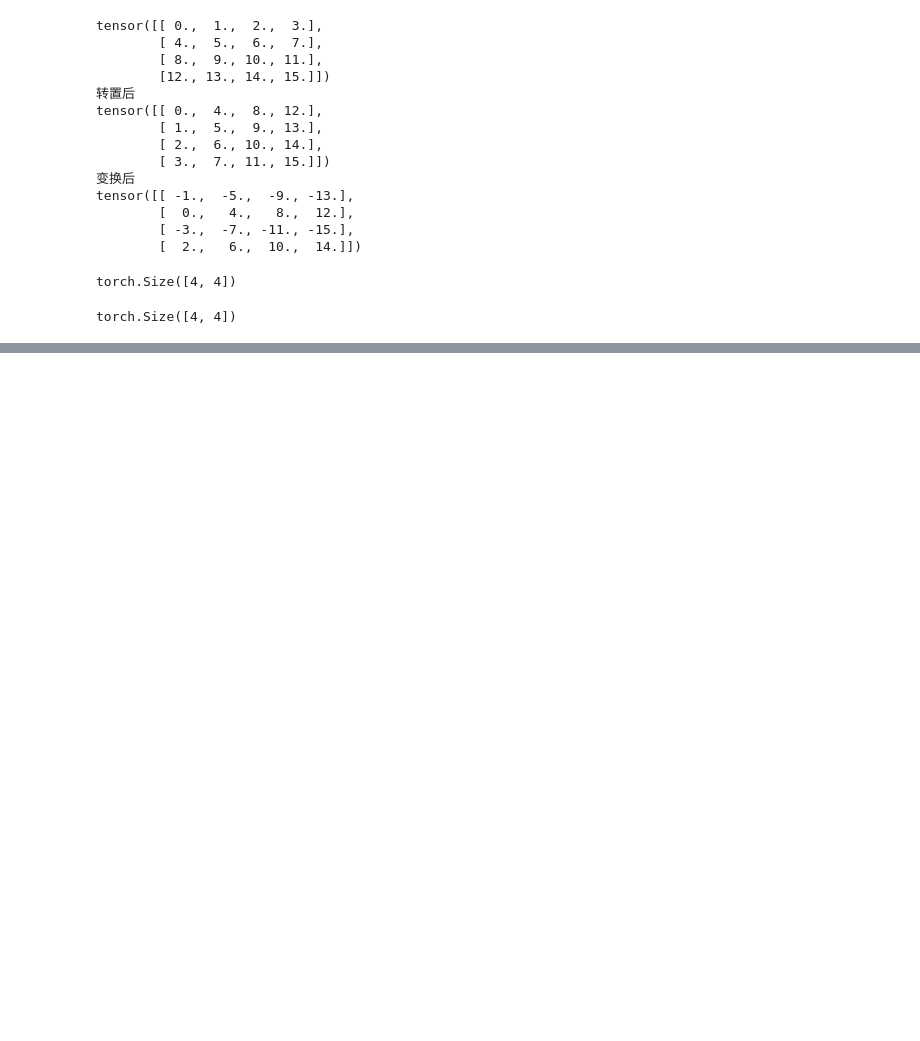
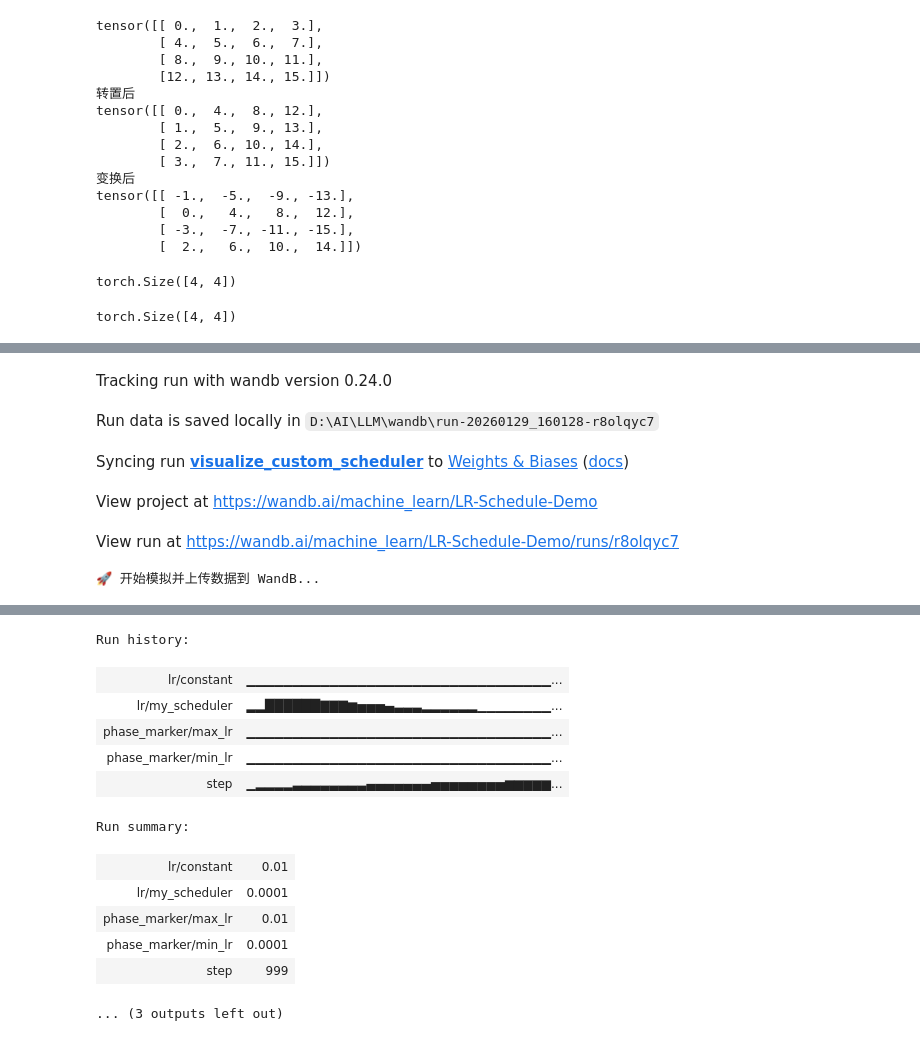
Before and after one commit to lushij/AI, a Jupyter notebook: LLM/从零实现LLM.ipynb, the cells around one changed output, grey strips where cells are left out. Cells and saved outputs as stored; diff of their text form; code cells hidden in the pictures; blank space fills up the shorter version.

```diff
--- a/LLM/从零实现LLM.ipynb
+++ b/LLM/从零实现LLM.ipynb
@@ -1022,0 +1608,45 @@ torch.Size([4, 4])
+# %%
+import random
+
+import wandb
+# ==========================================
+# 2. 主逻辑：模拟并上传 WandB
+# ==========================================
+
+# A. 初始化 WandB
+# project: 项目名称 (在网页上显示的文件夹名)
+# name: 这次实验的名称
+wandb.init(project="LR-Schedule-Demo", name="visualize_custom_scheduler")
+
+# B. 设置模拟参数
+TOTAL_STEPS = 1000
+MAX_LR = 0.01
+MIN_LR = 0.0001
+WARMUP = 100         # 前 10%
+HOLD = 200           # 后 20%
+
+print("🚀 开始模拟并上传数据到 WandB...")
+
+# C. 模拟循环
+for step in range(TOTAL_STEPS):
+    # 1. 计算你的算法值
+    lr_custom = wram_cos_keep(step, TOTAL_STEPS, MAX_LR, MIN_LR, WARMUP, HOLD)
+
+    # 2. 对比组 (恒定)
+    lr_constant = MAX_LR
+
+    # 3. ★★★ 核心步骤：记录到 WandB ★★★
+    # 这里的 key (比如 "lr/custom") 就是网页上图表的标题
+    wandb.log({
+        "step": step,                    # X轴
+        "lr/my_scheduler": lr_custom,    # Y轴1: 你的红线
+        "lr/constant": lr_constant,      # Y轴2: 对比的灰线
+        "phase_marker/max_lr": MAX_LR,   # 辅助线: 标出最高点
+        "phase_marker/min_lr": MIN_LR    # 辅助线: 标出最低点
+    })
+
+# D. 结束上传
+wandb.finish()
+
+print("✅ 完成！请点击上面的链接在 WandB 网页查看曲线。")
+# %% [output]
@@ -1022,0 +1654,6 @@ torch.Size([4, 4])
+Tracking run with wandb version 0.24.0
+Run data is saved locally in D:\AI\LLM\wandb\run-20260129_160128-r8olqyc7
+Syncing run visualize_custom_scheduler to Weights & Biases (docs)
+View project at https://wandb.ai/machine_learn/LR-Schedule-Demo
+View run at https://wandb.ai/machine_learn/LR-Schedule-Demo/runs/r8olqyc7
+🚀 开始模拟并上传数据到 WandB...
@@ -1022,0 +1661,13 @@ torch.Size([4, 4])
+Run history:
+| lr/constant | ▁▁▁▁▁▁▁▁▁▁▁▁▁▁▁▁▁▁▁▁▁▁▁▁▁▁▁▁▁▁▁▁▁... |
+| lr/my_scheduler | ▂▂██████▇▇▇▆▅▅▅▄▃▃▃▂▂▂▂▂▂▁▁▁▁▁▁▁▁... |
+| phase_marker/max_lr | ▁▁▁▁▁▁▁▁▁▁▁▁▁▁▁▁▁▁▁▁▁▁▁▁▁▁▁▁▁▁▁▁▁... |
+| phase_marker/min_lr | ▁▁▁▁▁▁▁▁▁▁▁▁▁▁▁▁▁▁▁▁▁▁▁▁▁▁▁▁▁▁▁▁▁... |
+| step | ▁▂▂▂▂▃▃▃▃▃▃▃▃▄▄▄▄▄▄▄▅▅▅▅▅▅▅▅▆▆▆▆▆... |
+Run summary:
+| lr/constant | 0.01 |
+| lr/my_scheduler | 0.0001 |
+| phase_marker/max_lr | 0.01 |
+| phase_marker/min_lr | 0.0001 |
+| step | 999 |
+... (3 outputs left out)
```
Also changed, not shown: parts of 39 cells of this notebook, 13 other files.
